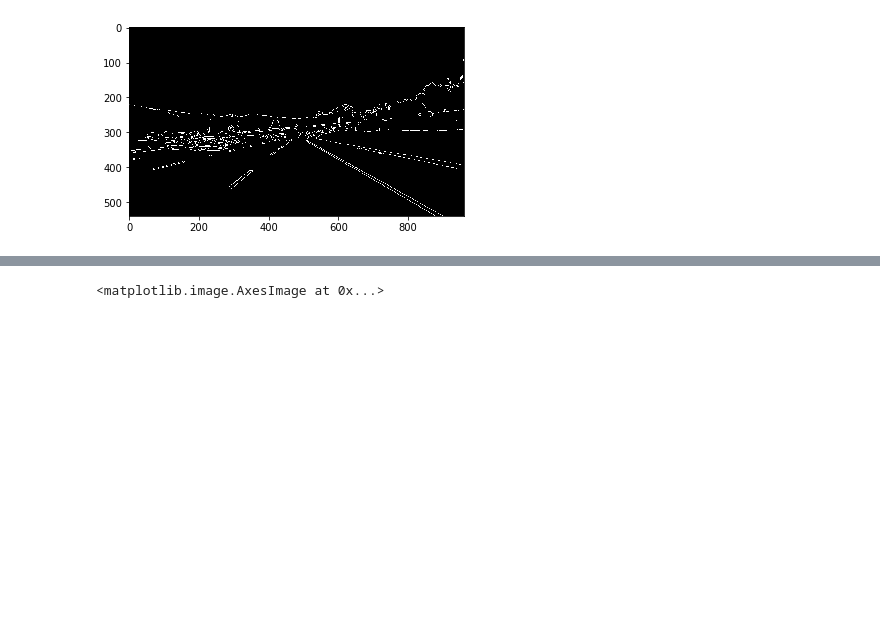
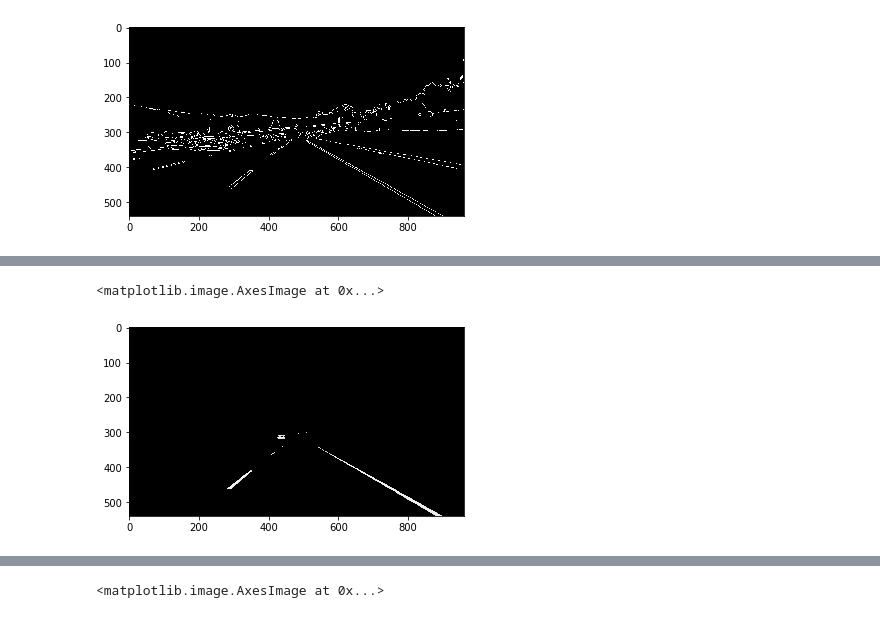
Before and after one commit to kuniyasu/udacity_homework1, a Jupyter notebook: homework.ipynb, the cells around one changed output, grey strips where cells are left out. Drawn from its saved outputs; the diff is of its cells as text; code cells hidden in the pictures; blank space fills up the shorter version.

```diff
--- a/homework.ipynb
+++ b/homework.ipynb
@@ -154,0 +170,6 @@ plt.imshow(cv2.cvtColor(img, cv2.COLOR_GRAY2RGB))
+# %%
+select_img = colorSelect(region_img)
+plt.imshow(select_img)
+# %% [output]
+<matplotlib.image.AxesImage at 0x...>
+[figure, added]
```
Also changed, not shown: parts of 15 cells of this notebook.
